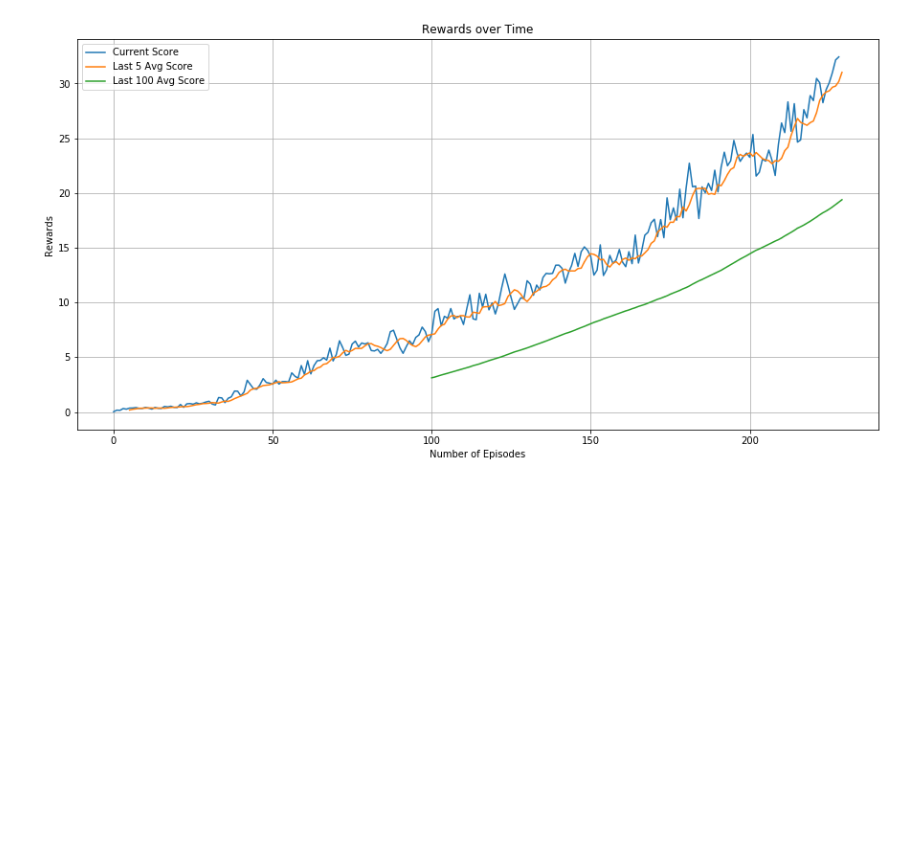
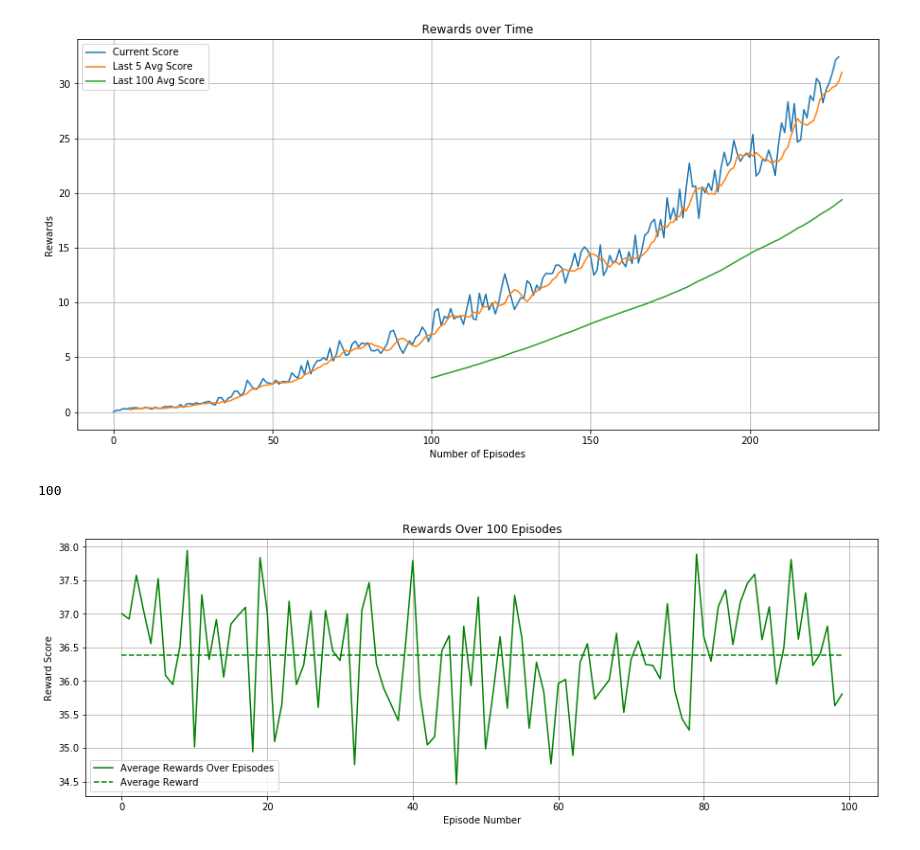
Before and after one commit to ayplam/udacity_cont_squared, a Jupyter notebook: Continuous_Control-Udacity.ipynb, the cells around one changed output. Saved outputs shown, nothing was run; the diff lists cells and outputs as text; code cells hidden in the pictures; blank space fills up the shorter version.

Commit message:
Adding rewards over 100 episodes

```diff
--- a/Continuous_Control-Udacity.ipynb
+++ b/Continuous_Control-Udacity.ipynb
@@ -405,3 +405,23 @@ make_reward_graph("./scores/2018-12-09 19:08:37.149953 RUN.txt")
 plt.savefig('success.png')
 # %% [output]
 [figure]
+# %%
+import pickle
+with open("rewards.pkl", "rb") as f:
+    scores = pickle.load(f)
+
+print(len(scores))
+
+
+plt.figure(figsize=(15,5))
+plt.plot([np.mean(x) for x in scores], 'g-')
+plt.plot(range(100), [np.mean([np.mean(x) for x in scores])] * 100, 'g--')
+plt.xlabel("Episode Number")
+plt.ylabel("Reward Score")
+plt.legend(["Average Rewards Over Episodes", "Average Reward"])
+plt.grid()
+plt.title("Rewards Over 100 Episodes")
+plt.savefig("FinalRewards.png")
+# %% [output]
+100
+[figure, added]
```
Also changed, not shown: parts of 2 cells of this notebook, 3 other files.
